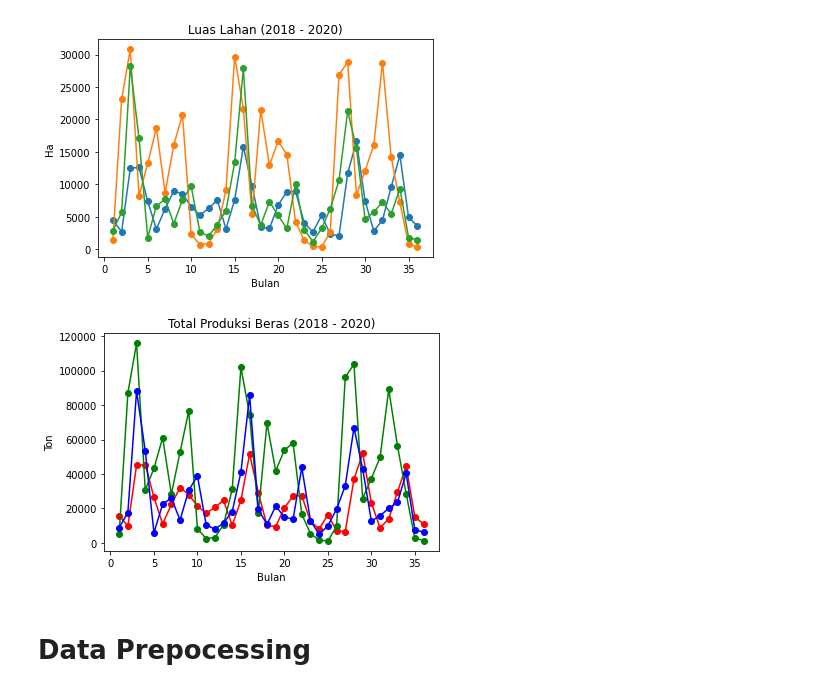
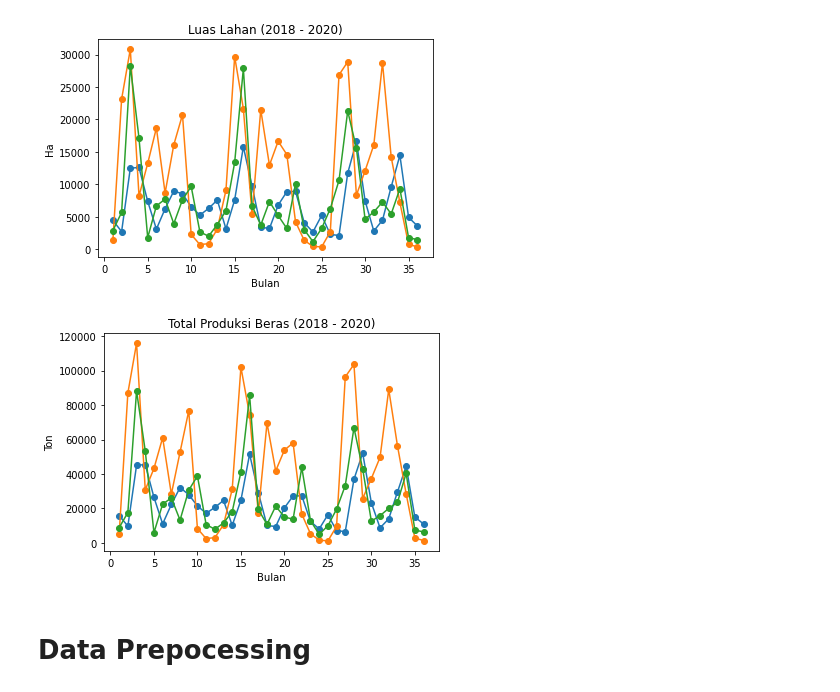
Before and after one commit to u1-byte/SmartCropYieldsPrediction, a Jupyter notebook: Machine Learning/Code/ML_Building_Model.ipynb, the cells around one changed output. Drawn from its saved outputs; the diff is of its cells as text; code cells hidden in the pictures.

```diff
--- a/Machine Learning/Code/ML_Building_Model.ipynb
+++ b/Machine Learning/Code/ML_Building_Model.ipynb
@@ -28,11 +28,7 @@ Saving Database - Tuban.csv to Database - Tuban.csv
 # **Exploratory Data Analysis**
 # %%
 # Input data Kabupaten Lamongan
-input_suhu_max_lamongan = []
-input_suhu_min_lamongan = []
 input_suhu_ratarata_lamongan = []
-input_kelembaban_max_lamongan = []
-input_kelembaban_min_lamongan = []
 input_kelembaban_ratarata_lamongan = []
 input_curah_hujan_lamongan = []
 input_lama_penyinaran_lamongan = []
@@ -46,11 +42,7 @@ with open('/content/Database - Lamongan.csv') as csv_file:
   next(csv_reader)
   for row in csv_reader:
     number_of_input.append(number)
-    input_suhu_max_lamongan.append(float(row[5]))
-    input_suhu_min_lamongan.append(float(row[6]))
     input_suhu_ratarata_lamongan.append(float(row[7]))
-    input_kelembaban_max_lamongan.append(float(row[8]))
-    input_kelembaban_min_lamongan.append(float(row[9]))
     input_kelembaban_ratarata_lamongan.append(float(row[10]))
     input_curah_hujan_lamongan.append(float(row[11]))
     input_lama_penyinaran_lamongan.append(float(row[12]))
@@ -58,11 +50,7 @@ with open('/content/Database - Lamongan.csv') as csv_file:
     number+=1
 # %%
 # Input data Kabupaten Banyuwangi
-input_suhu_max_banyuwangi = []
-input_suhu_min_banyuwangi = []
 input_suhu_ratarata_banyuwangi = []
-input_kelembaban_max_banyuwangi = []
-input_kelembaban_min_banyuwangi = []
 input_kelembaban_ratarata_banyuwangi = []
 input_curah_hujan_banyuwangi = []
 input_lama_penyinaran_banyuwangi = []
@@ -76,11 +64,7 @@ with open('/content/Database - Banyuwangi.csv') as csv_file:
   next(csv_reader)
   for row in csv_reader:
     number_of_input.append(number)
-    input_suhu_max_banyuwangi.append(float(row[5]))
-    input_suhu_min_banyuwangi.append(float(row[6]))
     input_suhu_ratarata_banyuwangi.append(float(row[7]))
-    input_kelembaban_max_banyuwangi.append(float(row[8]))
-    input_kelembaban_min_banyuwangi.append(float(row[9]))
     input_kelembaban_ratarata_banyuwangi.append(float(row[10]))
     input_curah_hujan_banyuwangi.append(float(row[11]))
     input_lama_penyinaran_banyuwangi.append(float(row[12]))
@@ -88,11 +72,7 @@ with open('/content/Database - Banyuwangi.csv') as csv_file:
     number+=1
 # %%
 # Input data Kabupaten Tuban
-input_suhu_max_tuban = []
-input_suhu_min_tuban = []
 input_suhu_ratarata_tuban = []
-input_kelembaban_max_tuban = []
-input_kelembaban_min_tuban = []
 input_kelembaban_ratarata_tuban = []
 input_curah_hujan_tuban = []
 input_lama_penyinaran_tuban = []
@@ -106,11 +86,7 @@ with open('/content/Database - Tuban.csv') as csv_file:
   next(csv_reader)
   for row in csv_reader:
     number_of_input.append(number)
-    input_suhu_max_tuban.append(float(row[5]))
-    input_suhu_min_tuban.append(float(row[6]))
     input_suhu_ratarata_tuban.append(float(row[7]))
-    input_kelembaban_max_tuban.append(float(row[8]))
-    input_kelembaban_min_tuban.append(float(row[9]))
     input_kelembaban_ratarata_tuban.append(float(row[10]))
     input_curah_hujan_tuban.append(float(row[11]))
     input_lama_penyinaran_tuban.append(float(row[12]))
@@ -355,16 +190,16 @@ with open('/content/Database - Tuban.csv') as csv_file:
 # %%
 # Grafik perbandingan data 3 Kabupaten
 
 # Grafik garis dari total produksi beras
-plt.plot(number_of_output,output_total_produksi_beras_banyuwangi,marker='o',color='red')
-plt.plot(number_of_output,output_total_produksi_beras_lamongan,marker='o',color='green')
-plt.plot(number_of_output,output_total_produksi_beras_tuban,marker='o',color='blue')
+plt.plot(number_of_output,output_total_produksi_beras_banyuwangi,marker='o')
+plt.plot(number_of_output,output_total_produksi_beras_lamongan,marker='o')
+plt.plot(number_of_output,output_total_produksi_beras_tuban,marker='o')
 plt.title('Total Produksi Beras (2018 - 2020)')
 plt.ylabel('Ton')
 plt.xlabel('Bulan')
 plt.show()
 # %% [output]
-[figure, old version]
+[figure, new version]
 # %% [markdown]
 # **Data Prepocessing**
 # %%
```
Also changed, not shown: parts of 14 cells of this notebook.
